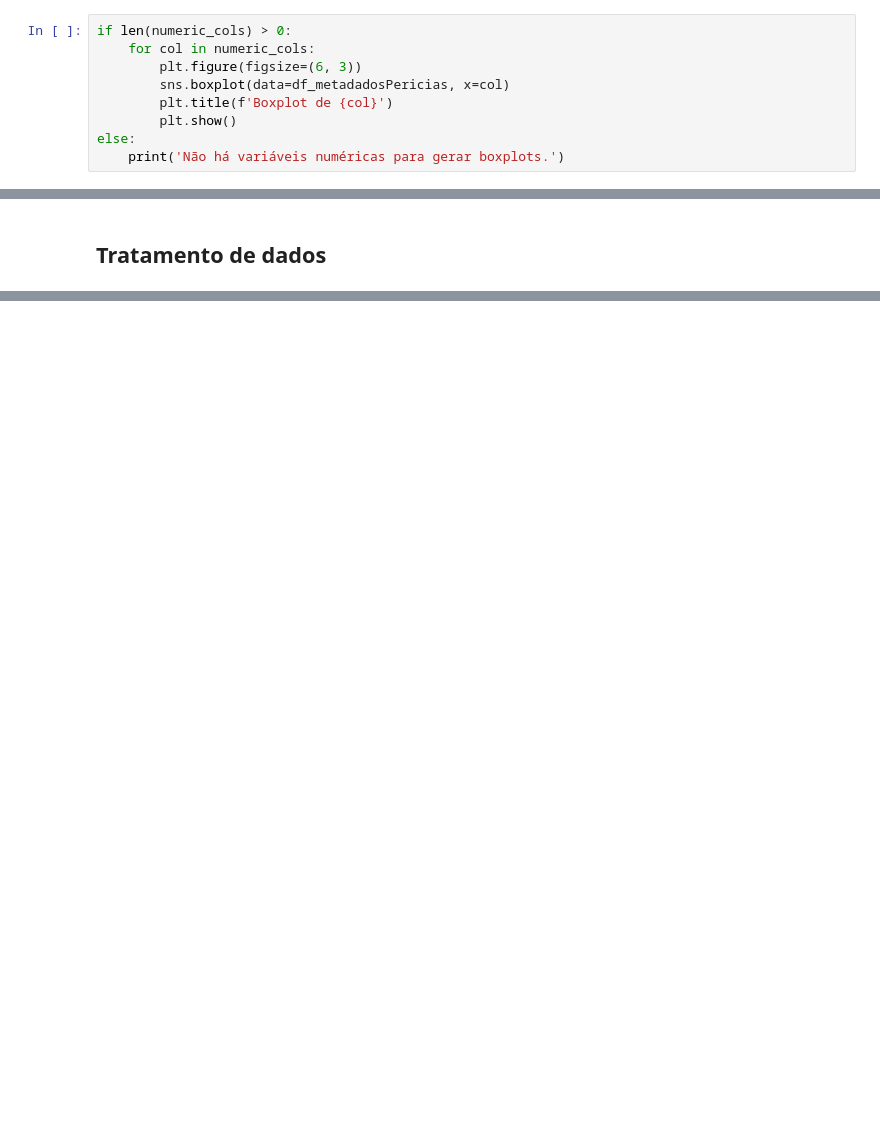
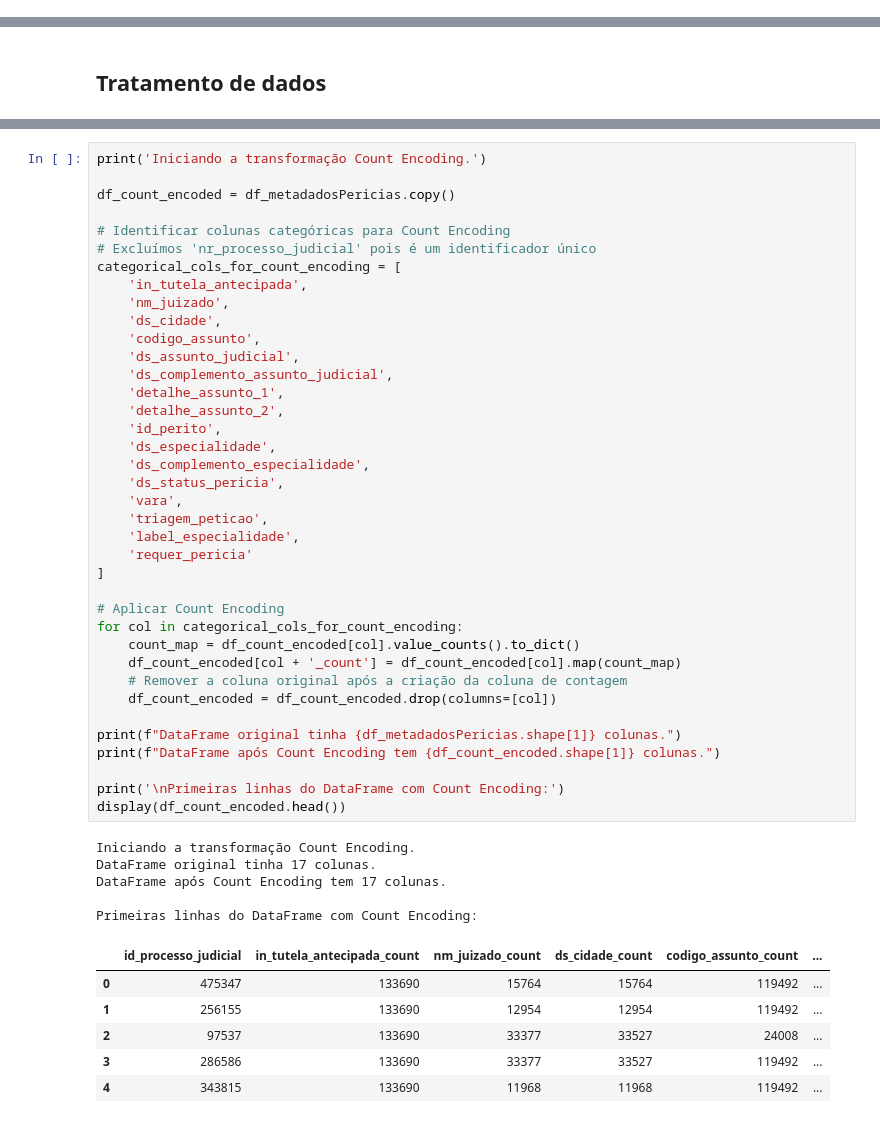
Before and after one commit to bruno774/ppgti-aprendmaquina, a Jupyter notebook: ppgtiAM classificacaoPericias p1 cargaInicial-exploracao-limpeza.ipynb, the cells around one changed output, grey strips where cells are left out. Saved outputs shown, nothing was run; the diff lists cells and outputs as text; blank space fills up the shorter version.

```diff
--- a/ppgtiAM classificacaoPericias p1 cargaInicial-exploracao-limpeza.ipynb
+++ b/ppgtiAM classificacaoPericias p1 cargaInicial-exploracao-limpeza.ipynb
@@ -390,9 +221,0 @@ Matriz de correlação:
-# %%
-if len(numeric_cols) > 0:
-    for col in numeric_cols:
-        plt.figure(figsize=(6, 3))
-        sns.boxplot(data=df_metadadosPericias, x=col)
-        plt.title(f'Boxplot de {col}')
-        plt.show()
-else:
-    print('Não há variáveis numéricas para gerar boxplots.')
@@ -430,0 +490,50 @@ KeyError: 'nm_juizado'
+# %%
+print('Iniciando a transformação Count Encoding.')
+
+df_count_encoded = df_metadadosPericias.copy()
+
+# Identificar colunas categóricas para Count Encoding
+# Excluímos 'nr_processo_judicial' pois é um identificador único
+categorical_cols_for_count_encoding = [
+    'in_tutela_antecipada',
+    'nm_juizado',
+    'ds_cidade',
+    'codigo_assunto',
+    'ds_assunto_judicial',
+    'ds_complemento_assunto_judicial',
+    'detalhe_assunto_1',
+    'detalhe_assunto_2',
+    'id_perito',
+    'ds_especialidade',
+    'ds_complemento_especialidade',
+    'ds_status_pericia',
+    'vara',
+    'triagem_peticao',
+    'label_especialidade',
+    'requer_pericia'
+]
+
+# Aplicar Count Encoding
+for col in categorical_cols_for_count_encoding:
+    count_map = df_count_encoded[col].value_counts().to_dict()
+    df_count_encoded[col + '_count'] = df_count_encoded[col].map(count_map)
+    # Remover a coluna original após a criação da coluna de contagem
+    df_count_encoded = df_count_encoded.drop(columns=[col])
+
+print(f"DataFrame original tinha {df_metadadosPericias.shape[1]} colunas.")
+print(f"DataFrame após Count Encoding tem {df_count_encoded.shape[1]} colunas.")
+
+print('\nPrimeiras linhas do DataFrame com Count Encoding:')
+display(df_count_encoded.head())
+# %% [output]
+Iniciando a transformação Count Encoding.
+DataFrame original tinha 17 colunas.
+DataFrame após Count Encoding tem 17 colunas.
+
+Primeiras linhas do DataFrame com Count Encoding:
+|  | id_processo_judicial | in_tutela_antecipada_count | nm_juizado_count | ds_cidade_count | codigo_assunto_count | ... |
+| 0 | 475347 | 133690 | 15764 | 15764 | 119492 | ... |
+| 1 | 256155 | 133690 | 12954 | 12954 | 119492 | ... |
+| 2 | 97537 | 133690 | 33377 | 33527 | 24008 | ... |
+| 3 | 286586 | 133690 | 33377 | 33527 | 119492 | ... |
+| 4 | 343815 | 133690 | 11968 | 11968 | 119492 | ... |
```
Also changed, not shown: parts of 36 cells of this notebook.
